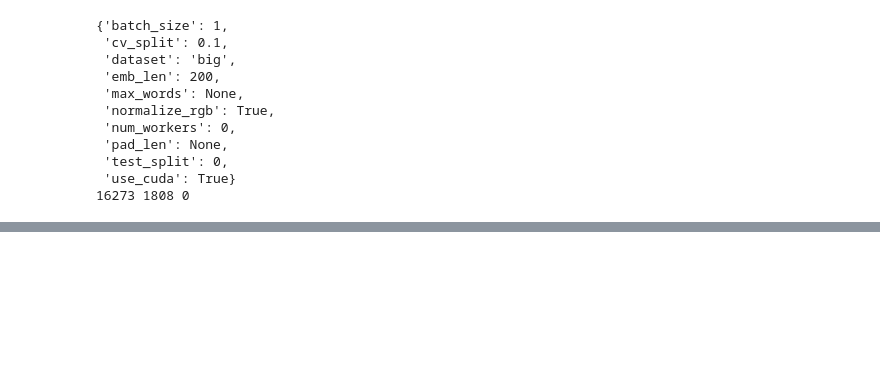
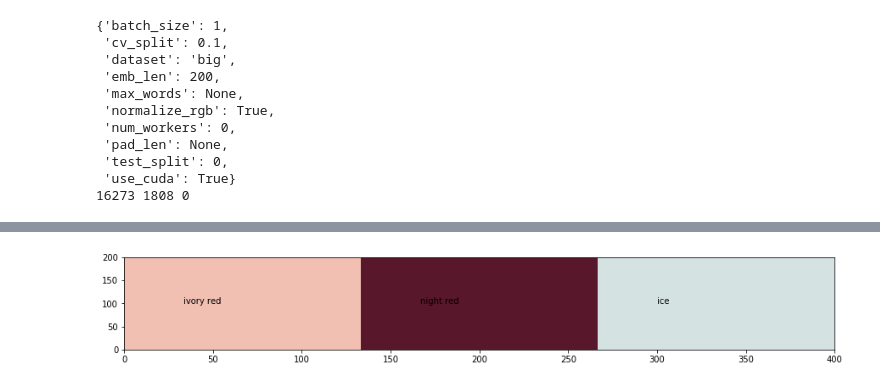
Before and after one commit to rbiswas143/color-namer, a Jupyter notebook: notebooks/predict_color_eval.ipynb, the cells around one changed output, grey strips where cells are left out. Saved outputs shown, nothing was run; the diff lists cells and outputs as text; code cells hidden in the pictures; blank space fills up the shorter version.

```diff
--- a/notebooks/predict_color_eval.ipynb
+++ b/notebooks/predict_color_eval.ipynb
@@ -178,0 +179,6 @@ pred_and_plot(model, dataset, more_color_names)
+# %%
+# Plot some more colors
+more_color_names = ['ivory red', 'night red', 'ice']
+pred_and_plot(model, dataset, more_color_names)
+# %% [output]
+[figure, added]
```
Also changed, not shown: parts of 9 cells of this notebook, 9 other files.
